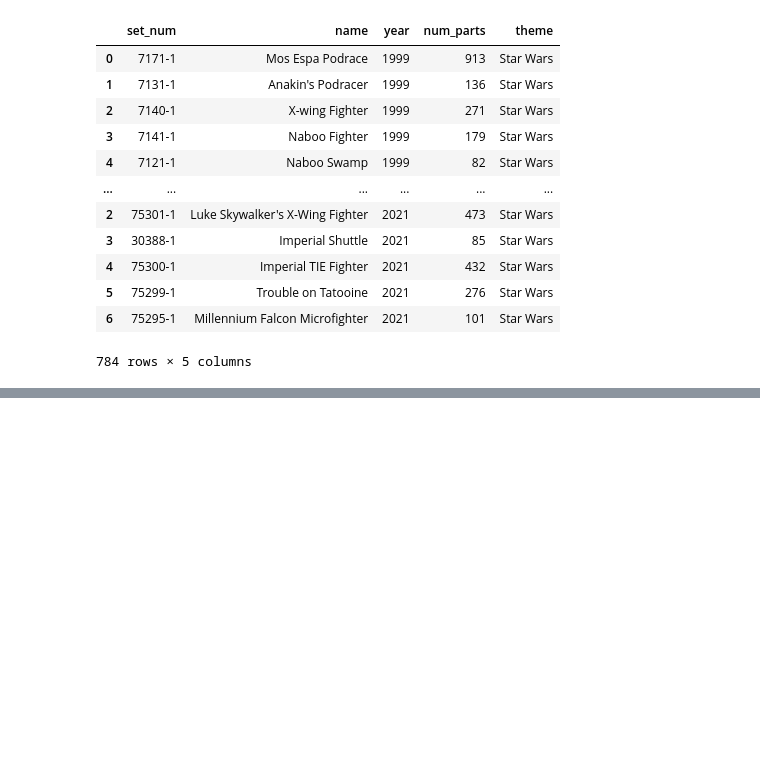
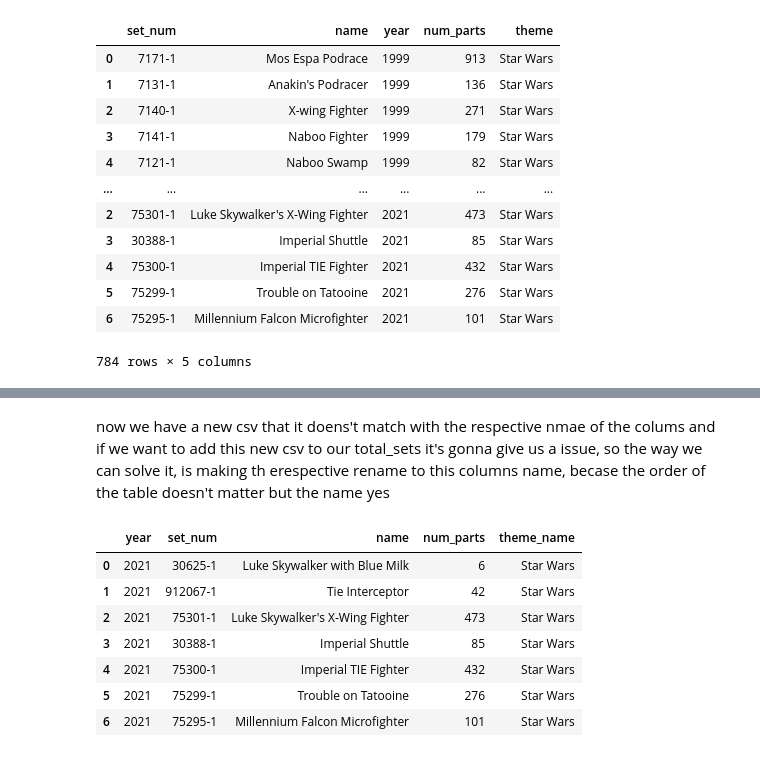
Before and after one commit to oscardbocanegra/udemy, a Jupyter notebook: analisis_datos/merging_dataframes.ipynb, the cells around one changed output, grey strips where cells are left out. Drawn from its saved outputs; the diff is of its cells as text; code cells hidden in the pictures; blank space fills up the shorter version.

```diff
--- a/analisis_datos/merging_dataframes.ipynb
+++ b/analisis_datos/merging_dataframes.ipynb
@@ -88,0 +122,14 @@ And with that we can see we have in the same table all the information we wanted
+# %% [markdown]
+now we have a new csv that it doens't match with the respective nmae of the colums and if we want to add this new csv to our total_sets it's gonna give us a issue, so the way we can solve it, is making th erespective rename to this columns name, becase the order of the table doesn't matter but the name yes
+# %%
+sets_2021 = pd.read_csv("/home/david/materiales/02-merging-dataframes/lego-database/sets/star-wars-sets_2021-v2.csv")
+sets_2021
+# %% [output]
+|  | year | set_num | name | num_parts | theme_name |
+| 0 | 2021 | 30625-1 | Luke Skywalker with Blue Milk | 6 | Star Wars |
+| 1 | 2021 | 912067-1 | Tie Interceptor | 42 | Star Wars |
+| 2 | 2021 | 75301-1 | Luke Skywalker's X-Wing Fighter | 473 | Star Wars |
+| 3 | 2021 | 30388-1 | Imperial Shuttle | 85 | Star Wars |
+| 4 | 2021 | 75300-1 | Imperial TIE Fighter | 432 | Star Wars |
+| 5 | 2021 | 75299-1 | Trouble on Tatooine | 276 | Star Wars |
+| 6 | 2021 | 75295-1 | Millennium Falcon Microfighter | 101 | Star Wars |
```
Also changed, not shown: parts of 5 cells of this notebook.
